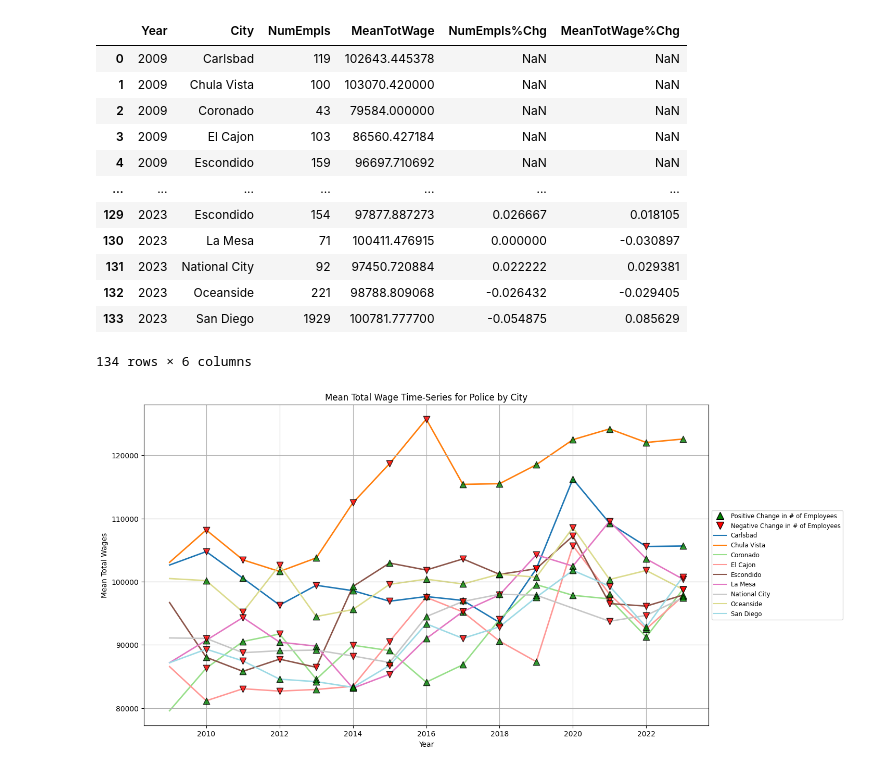
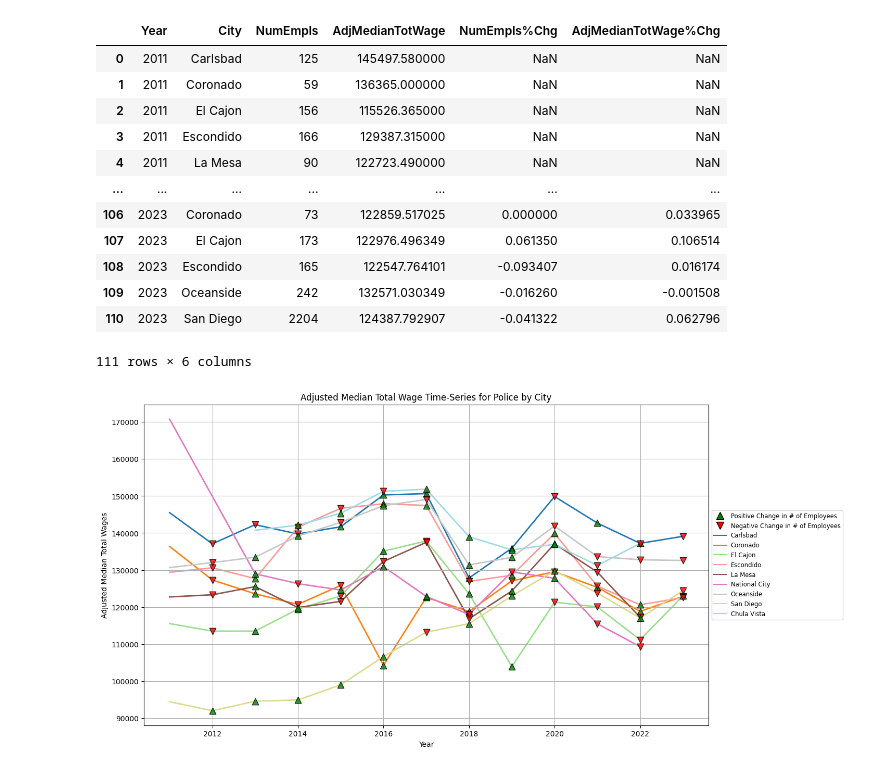
Before and after one commit to BrianLiu1319/San-Diego-County-Quid-Pro-Quo-Wage-Analysis, a Jupyter notebook: WageVsVacancies.ipynb, the cells around one changed output. Drawn from its saved outputs; the diff is of its cells as text; code cells hidden in the pictures.

Commit message:
Analysis of Public Employee Movements

```diff
--- a/WageVsVacancies.ipynb
+++ b/WageVsVacancies.ipynb
@@ -67,0 +277,17 @@ filtered_df
+# %%
+# Create an empty directed graph
+G = nx.DiGraph()
+
+# Add edges between cities for each individual who has worked in multiple cities
+for name, group in filtered_movements_df.groupby('Name'):
+    cities = group['City'].unique()
+    if len(cities) > 1:
+        for i in range(len(cities) - 1):
+            G.add_edge(cities[i], cities[i + 1])
+
+# Draw the graph
+plt.figure(figsize=(12, 8))
+pos = nx.spring_layout(G, seed=42)  # For consistent layout
+nx.draw(G, pos, with_labels=True, node_size=3000, node_color='skyblue', font_size=10, font_weight='bold', edge_color='gray')
+plt.title("Employee Movements Between Cities")
+plt.show()
@@ -90,9 +327,9 @@ array(['Police Corporal', 'Police Lieutenant', 'Police Officer',
 # %%
-grouped_filtered_df = filtered_df.groupby(['Year', 'EmployerName']).agg(
-    PositionCount=('Position', 'size'),
-    MeanTotalWages=('TotalWages', 'mean')
+grouped_filtered_df = df.groupby(['Year', 'City']).agg(
+    PositionCount=('Job title', 'size'),
+    MedianTotalWages=('Adjusted total pay + benefits', 'median')
 ).reset_index()
 
-grouped_filtered_df.columns = ['Year', 'City', 'NumEmpls', 'MeanTotWage']
+grouped_filtered_df.columns = ['Year', 'City', 'NumEmpls', 'AdjMedianTotWage']
 grouped_filtered_df
 # %% [output]
@@ -112,25 +349,25 @@ grouped_filtered_df
 # %%
 
 grouped_filtered_df['NumEmpls%Chg'] = grouped_filtered_df.groupby(['City'])['NumEmpls'].pct_change()
-grouped_filtered_df['MeanTotWage%Chg'] = grouped_filtered_df.groupby(['City'])['MeanTotWage'].pct_change()
+grouped_filtered_df['AdjMedianTotWage%Chg'] = grouped_filtered_df.groupby(['City'])['AdjMedianTotWage'].pct_change()
 
 #grouped_filtered_df.to_csv(f"C:/Users/Ericm\PycharmProjects\wageData\.venv\Scripts/{position}_RoC.csv")
 
 grouped_filtered_df
 # %% [output]
-|  | Year | City | NumEmpls | MeanTotWage | NumEmpls%Chg | MeanTotWage%Chg |
-| 0 | 2009 | Carlsbad | 119 | 102643.445378 | NaN | NaN |
-| 1 | 2009 | Chula Vista | 100 | 103070.420000 | NaN | NaN |
-| 2 | 2009 | Coronado | 43 | 79584.000000 | NaN | NaN |
-| 3 | 2009 | El Cajon | 103 | 86560.427184 | NaN | NaN |
-| 4 | 2009 | Escondido | 159 | 96697.710692 | NaN | NaN |
+|  | Year | City | NumEmpls | AdjMedianTotWage | NumEmpls%Chg | AdjMedianTotWage%Chg |
+| 0 | 2011 | Carlsbad | 125 | 145497.580000 | NaN | NaN |
+| 1 | 2011 | Coronado | 59 | 136365.000000 | NaN | NaN |
+| 2 | 2011 | El Cajon | 156 | 115526.365000 | NaN | NaN |
+| 3 | 2011 | Escondido | 166 | 129387.315000 | NaN | NaN |
+| 4 | 2011 | La Mesa | 90 | 122723.490000 | NaN | NaN |
 | ... | ... | ... | ... | ... | ... | ... |
-| 129 | 2023 | Escondido | 154 | 97877.887273 | 0.026667 | 0.018105 |
-| 130 | 2023 | La Mesa | 71 | 100411.476915 | 0.000000 | -0.030897 |
-| 131 | 2023 | National City | 92 | 97450.720884 | 0.022222 | 0.029381 |
-| 132 | 2023 | Oceanside | 221 | 98788.809068 | -0.026432 | -0.029405 |
-| 133 | 2023 | San Diego | 1929 | 100781.777700 | -0.054875 | 0.085629 |
+| 106 | 2023 | Coronado | 73 | 122859.517025 | 0.000000 | 0.033965 |
+| 107 | 2023 | El Cajon | 173 | 122976.496349 | 0.061350 | 0.106514 |
+| 108 | 2023 | Escondido | 165 | 122547.764101 | -0.093407 | 0.016174 |
+| 109 | 2023 | Oceanside | 242 | 132571.030349 | -0.016260 | -0.001508 |
+| 110 | 2023 | San Diego | 2204 | 124387.792907 | -0.041322 | 0.062796 |
-134 rows × 6 columns
+111 rows × 6 columns
 # %%
 import matplotlib.pyplot as plt
 import pandas as pd
@@ -141,11 +378,11 @@ def plot_wage_timeseries(df, position, filter, save_path=None):
     # Convert columns to appropriate types
     df['Year'] = pd.to_numeric(df['Year'], errors='coerce')
     df['NumEmpls%Chg'] = pd.to_numeric(df['NumEmpls%Chg'], errors='coerce')
-    df['MeanTotWage'] = pd.to_numeric(df['MeanTotWage'], errors='coerce')
+    df['AdjMedianTotWage'] = pd.to_numeric(df['AdjMedianTotWage'], errors='coerce')
 
     # Filter by position if provided
     if filter:
-        df = df[df['Position'] == filter]
+        df = df[df['Job title'] == filter]
 
     # Get a list of cities in the dataset
     cities = df['City'].unique()
@@ -171,40 +408,40 @@ def plot_wage_timeseries(df, position, filter, save_path=None):
         city_colors[city] = color
 
         # Plot time-series for the city without markers on the line
-        plt.plot(city_data['Year'], city_data['MeanTotWage'], label=city, color=color, linestyle='-', linewidth=2, zorder=1)
+        plt.plot(city_data['Year'], city_data['AdjMedianTotWage'], label=city, color=color, linestyle='-', linewidth=2, zorder=1)
 
         # Overlay smaller markers for positive and negative employee changes with higher zorder
-        plt.scatter(positive_change['Year'], positive_change['MeanTotWage'],
+        plt.scatter(positive_change['Year'], positive_change['AdjMedianTotWage'],
                     color='green', marker='^', s=80, edgecolor='black', alpha=0.8, zorder=2)
-        plt.scatter(negative_change['Year'], negative_change['MeanTotWage'],
+        plt.scatter(negative_change['Year'], negative_change['AdjMedianTotWage'],
                     color='red', marker='v', s=80, edgecolor='black', alpha=0.8, zorder=2)
 
-    plt.title(f'Mean Total Wage Time-Series for {position} by City')
+    plt.title(f'Adjusted Median Total Wage Time-Series for {position} by City')
     plt.xlabel('Year')
-    plt.ylabel('Mean Total Wages')
+    plt.ylabel('Adjusted Median Total Wages')
 
     # Create custom handles for the legend to only show one instance of the markers
     custom_handles = [
         plt.Line2D([0], [0], marker='^', color='w', markerfacecolor='green', markersize=10, label='Positive Change in # of Employees', markeredgecolor='black'),
         plt.Line2D([0], [0], marker='v', color='w', markerfacecolor='red', markersize=10, label='Negative Change in # of Employees', markeredgecolor='black')
     ]
 
     # Add city-specific handles with unique colors
     city_handles = [plt.Line2D([0], [0], color=city_colors[city], label=city) for city in cities]
 
     plt.legend(handles=custom_handles + city_handles, loc='center left', bbox_to_anchor=(1, 0.5), fontsize='small')
 
     plt.grid(True)
 
     if save_path:
         plt.savefig(save_path, bbox_inches='tight')  # Use bbox_inches='tight' to avoid cutting off the legend
 
     plt.show()
 
 # Example usage with your DataFrame
-plot_wage_timeseries(grouped_filtered_df, position=position, filter = None, save_path=f"C:/Users\Ericm\PycharmProjects\wageData\.venv\Scripts/{position}WagesNumEmployeesViz.pdf")
+plot_wage_timeseries(grouped_filtered_df, position=position, filter = None, save_path=f"C:/Users\Ericm\PycharmProjects\wageData\.venv\Scripts/{position.replace(' ', '')}WagesNumEmployeesViz.pdf")
 # %% [output]
-[figure, old version]
+[figure, new version]
 # %%
 # Calculate the total number of employees for each year
 total_workforce_new = grouped_filtered_df.groupby('Year')['NumEmpls'].sum()
```
Also changed, not shown: parts of 17 cells of this notebook.
